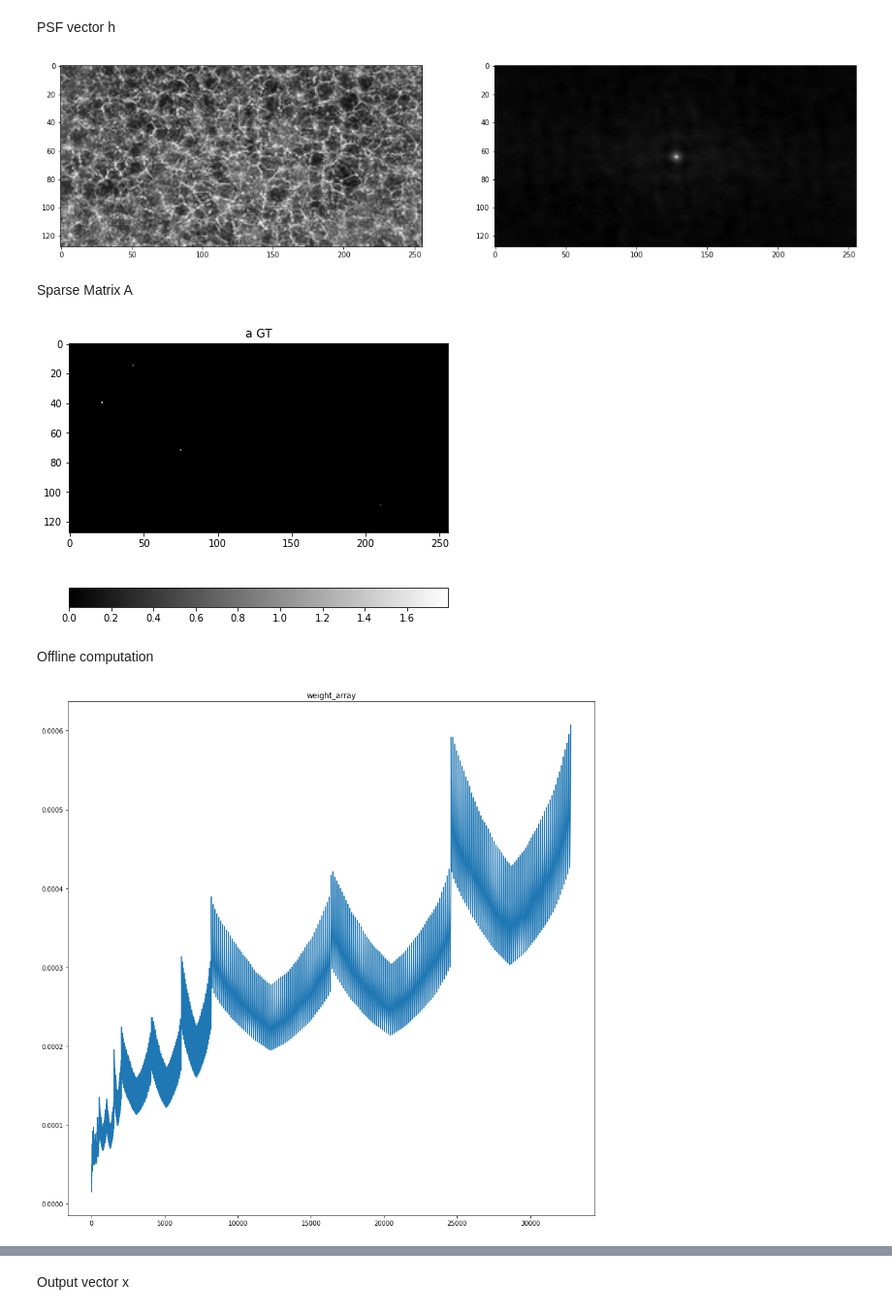
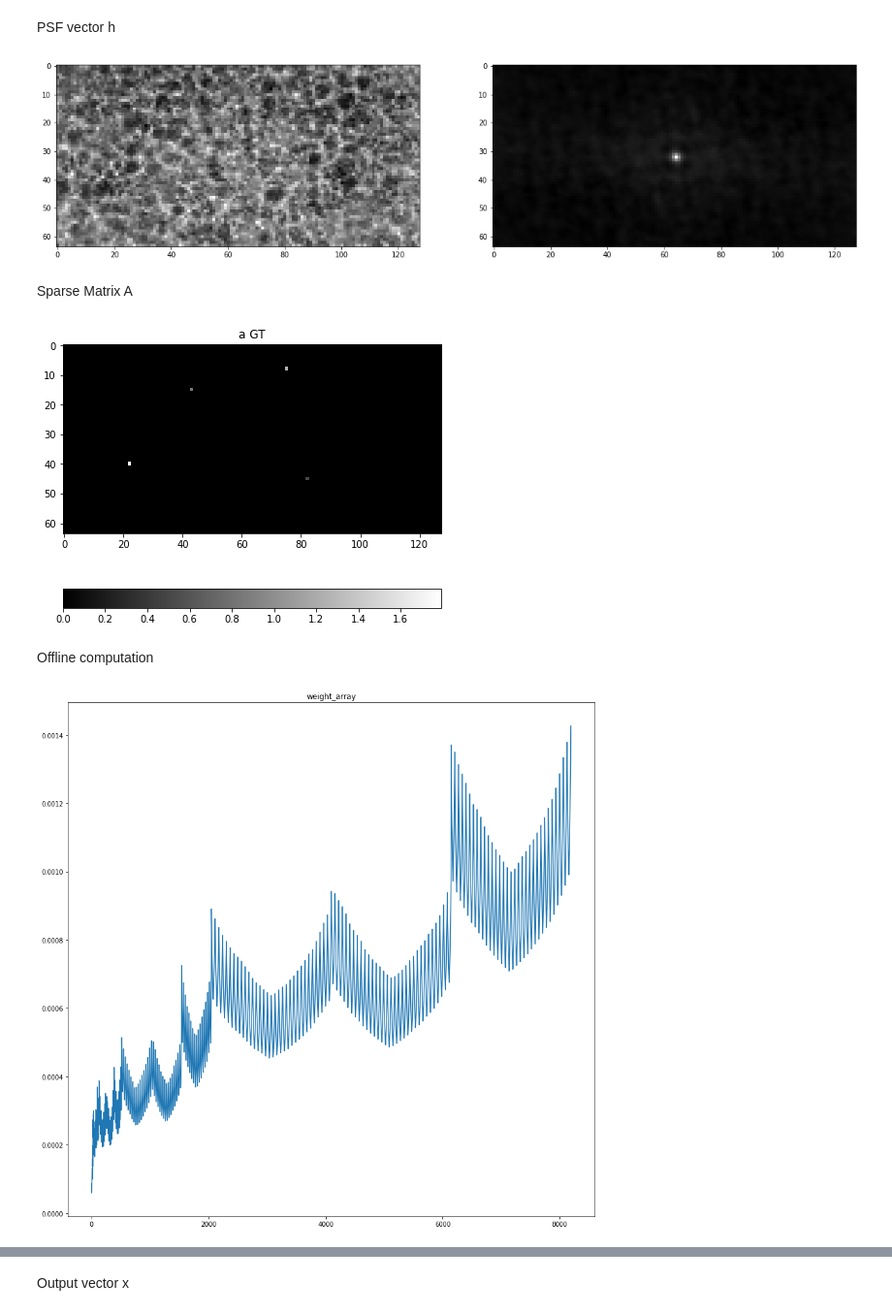
Before and after one commit to olivierleblanc/diffusercam, a Jupyter notebook: bernat/mp07.ipynb, the cells around one changed output, grey strips where cells are left out. Shown at 97% size. Cells and saved outputs as stored; diff of their text form; code cells hidden in the pictures.

```diff
--- a/bernat/mp07.ipynb
+++ b/bernat/mp07.ipynb
@@ -74,11 +74,11 @@ def image_open_newsize(location,newsize):
     image_im = image_im[:, :, 0]
     return image_im
 # %%
-# sx = 64
-# sy = 128
+sx = 64
+sy = 128
 
-sx = 128
-sy = 256
+# sx = 128
+# sy = 256
 
 h = image_open_newsize('from_camera/test10/h.png',(sy,sx)) - image_open_newsize('from_camera/test10/h_black.png',(sy,sx))
 h -= h.mean()
@@ -90,7 +90,7 @@ plt.subplot(1,2,2)
 plt.imshow(fun_auto(h),cmap='gray')
 plt.show()
 # %% [output]
-[figure, old version]
+[figure, new version]
 # %%
 # sx = 64
 # sy = 128
@@ -208,7 +208,7 @@ plt.title('a GT')
 plt.colorbar(orientation='horizontal')
 plt.show()
 # %% [output]
-[figure, old version]
+[figure, new version]
 # %%
 # a_GT = image_open_newsize('images/a.png',(sy,sx))/255
 
@@ -223,25 +223,25 @@ Offline computation
 # %%
 #Offline computation (about 20 secons)
 weight_array = np.zeros(sx*sy)
 
 for i in range(sx*sy):
     #step 1
     e = np.zeros(sx*sy)
     e[i] = 1
     e = e.reshape(sx,sy)
-    phi_i = pywt.waverec2(npMatrix2arrayList(e),'db1')
+    psi_i = pywt.waverec2(npMatrix2arrayList(e),'db1')
     #step 2
-    theta_i = fun_conv(h,phi_i)
+    theta_i = fun_conv(h,psi_i)
     #step 3
     weight_i = 1/np.linalg.norm(theta_i)
     weight_array[i] = weight_i
 
 plt.figure(figsize=(15,15))
 plt.plot(weight_array)
 plt.title('weight_array')
 plt.show()
 # %% [output]
-[figure, old version]
+[figure, new version]
 # %%
 print(np.where(weight_array<0.999999999999999))
 print(np.where(weight_array<0.9999999999999999))
```
Also changed, not shown: parts of 8 cells of this notebook, 3 other files.
